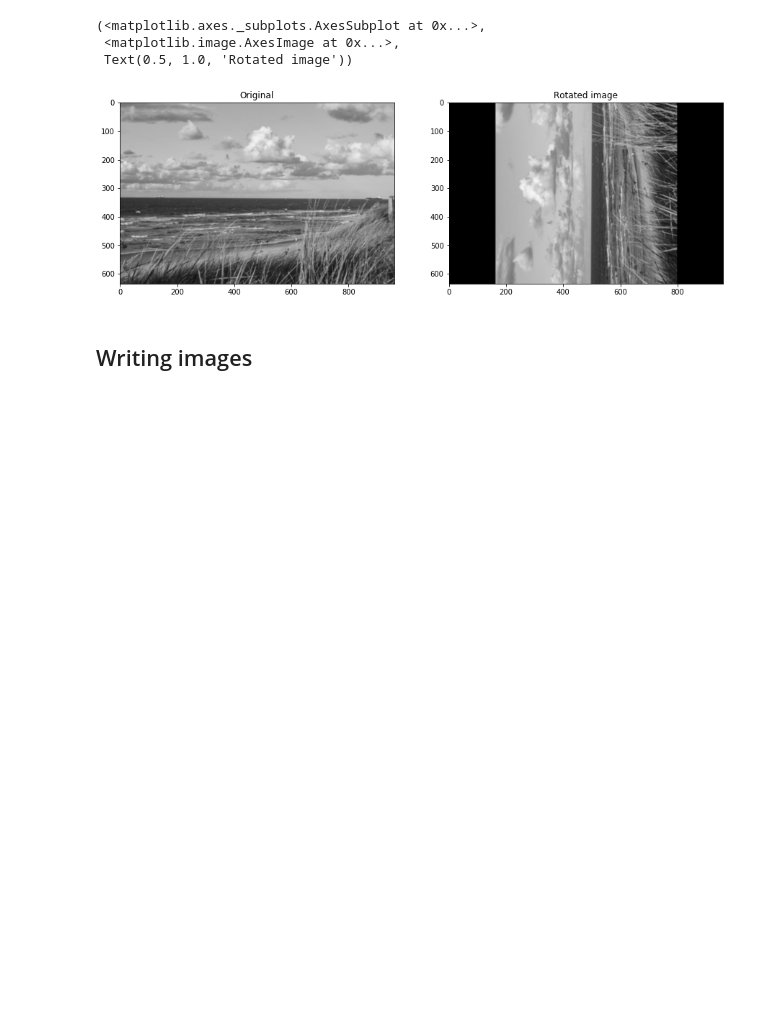
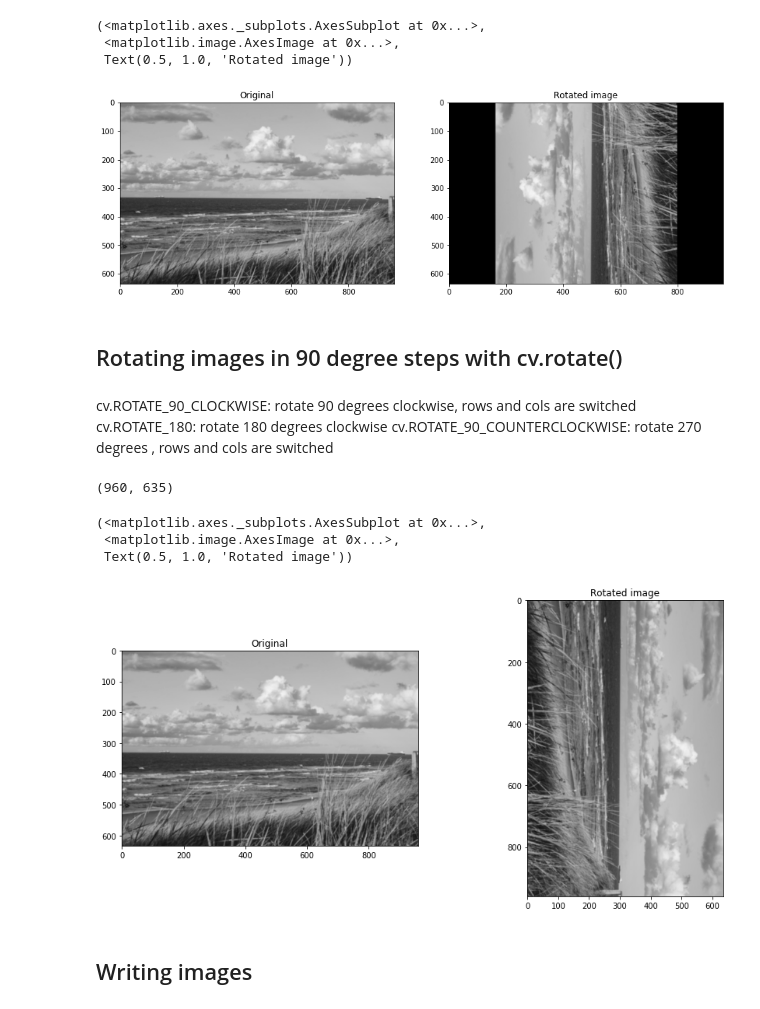
Before and after one commit to djlisashi/opencv-snippets, a Jupyter notebook: OpenCV code snippets.ipynb, the cells around one changed output. Cells and saved outputs as stored; diff of their text form; code cells hidden in the pictures; blank space fills up the shorter version.

Commit message:
feat: add cv.rotate() section

```diff
--- a/OpenCV code snippets.ipynb
+++ b/OpenCV code snippets.ipynb
@@ -76,6 +76,28 @@ plt.subplot(122),plt.imshow(img_rot, cmap = 'gray', interpolation = 'bicubic'),
  <matplotlib.image.AxesImage at 0x...>,
  Text(0.5, 1.0, 'Rotated image'))
 [figure]
+# %% [markdown]
+## Rotating images in 90 degree steps with cv.rotate()
+# %% [markdown]
+cv.ROTATE_90_CLOCKWISE: rotate 90 degrees clockwise, rows and cols are switched
+cv.ROTATE_180: rotate 180 degrees clockwise
+cv.ROTATE_90_COUNTERCLOCKWISE: rotate 270 degrees , rows and cols are switched
+# %%
+rotateCode = cv.ROTATE_90_CLOCKWISE
+img_output = cv.rotate(img_gray, rotateCode, dst)  # dst is optional for inline calculations
+print (img_output.shape)
+#print (dst.shape)
+#dst == output
+# %% [output]
+(960, 635)
+# %%
+plt.subplot(121),plt.imshow(img_gray, cmap = 'gray', interpolation = 'bicubic'),plt.title('Original')
+plt.subplot(122),plt.imshow(img_output, cmap = 'gray', interpolation = 'bicubic'), plt.title('Rotated image')
+# %% [output]
+(<matplotlib.axes._subplots.AxesSubplot at 0x...>,
+ <matplotlib.image.AxesImage at 0x...>,
+ Text(0.5, 1.0, 'Rotated image'))
+[figure, added]
 # %% [markdown]
 ## Writing images
 # %%
```
